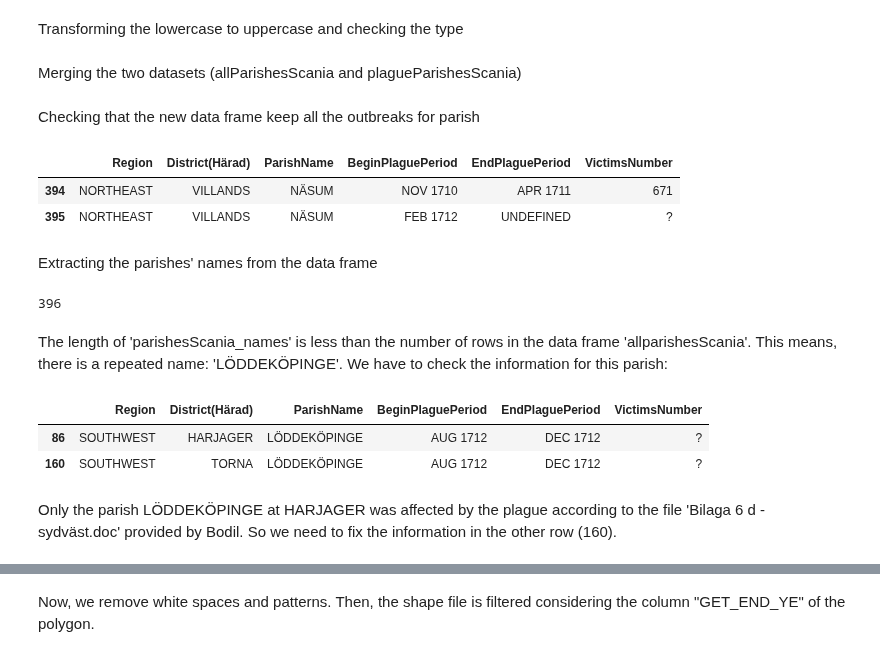
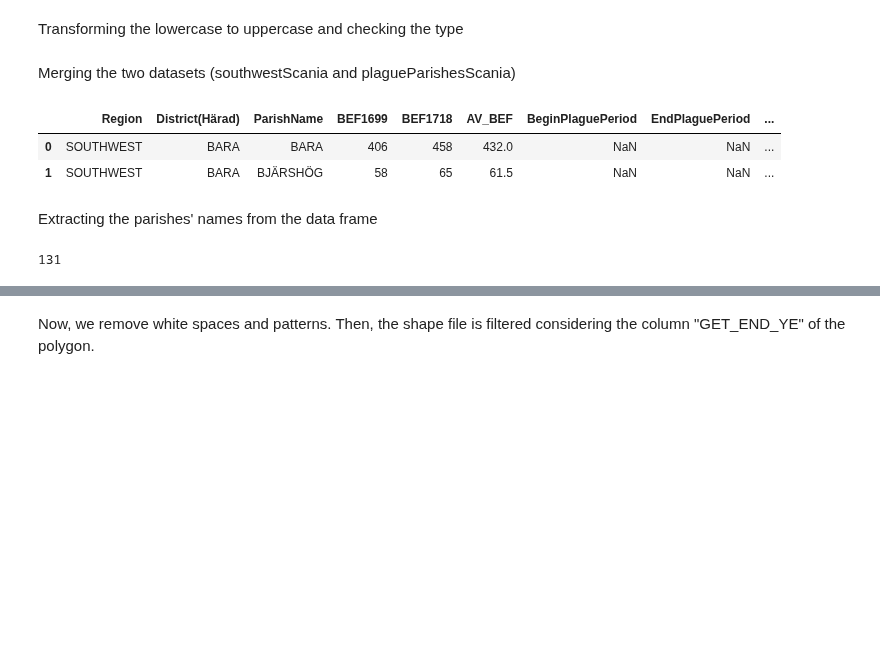
Before and after one commit to polislizarralde/PythonMathematicalModeling, a Jupyter notebook: docs/PlagueProject/southwestScaniadatabase.ipynb, the cells around one changed output, grey strips where cells are left out. Saved outputs shown, nothing was run; the diff lists cells and outputs as text; code cells hidden in the pictures; blank space fills up the shorter version.

```diff
--- a/docs/PlagueProject/southwestScaniadatabase.ipynb
+++ b/docs/PlagueProject/southwestScaniadatabase.ipynb
@@ -50,5 +46,5 @@ plagueParishesScania = plagueParishesScania.apply(
 southwestScania = southwestScania.apply(
     lambda x: x.astype(str).str.upper())
 # %% [markdown]
-Merging the two datasets (allParishesScania and plagueParishesScania)
+Merging the two datasets (southwestScania and plagueParishesScania)
 # %%
@@ -57,26 +53,14 @@ parishesScania = pd.merge(
-# %% [markdown]
-Checking that the new data frame keep all the outbreaks for parish
-# %%
-parishesScania.loc[parishesScania['ParishName'] == 'NÄSUM']
-# %% [output]
-|  | Region | District(Härad) | ParishName | BeginPlaguePeriod | EndPlaguePeriod | VictimsNumber |
-| 394 | NORTHEAST | VILLANDS | NÄSUM | NOV 1710 | APR 1711 | 671 |
-| 395 | NORTHEAST | VILLANDS | NÄSUM | FEB 1712 | UNDEFINED | ? |
+# %%
+southwestParishesPop.head(2)
+# %% [output]
+|  | Region | District(Härad) | ParishName | BEF1699 | BEF1718 | AV_BEF | BeginPlaguePeriod | EndPlaguePeriod | ... |
+| 0 | SOUTHWEST | BARA | BARA | 406 | 458 | 432.0 | NaN | NaN | ... |
+| 1 | SOUTHWEST | BARA | BJÄRSHÖG | 58 | 65 | 61.5 | NaN | NaN | ... |
 # %% [markdown]
 Extracting the parishes' names from the data frame
 # %%
-parishesScania_names = get_Names(
-    parishesScania, 'ParishName').unique().tolist()
-len(parishesScania_names)
+parishesSouthwestScania_names = get_Names(
+    southwestParishesPop, 'ParishName').unique().tolist()
+len(parishesSouthwestScania_names)
 # %% [output]
-396
+131
-# %% [markdown]
-The length of 'parishesScania_names' is less than the number of rows in the data frame 'allparishesScania'. This means, there is a repeated name: 'LÖDDEKÖPINGE'. We have to check the information for this parish:
-# %%
-parishesScania.loc[parishesScania['ParishName'] == 'LÖDDEKÖPINGE']
-# %% [output]
-|  | Region | District(Härad) | ParishName | BeginPlaguePeriod | EndPlaguePeriod | VictimsNumber |
-| 86 | SOUTHWEST | HARJAGER | LÖDDEKÖPINGE | AUG 1712 | DEC 1712 | ? |
-| 160 | SOUTHWEST | TORNA | LÖDDEKÖPINGE | AUG 1712 | DEC 1712 | ? |
-# %% [markdown]
-Only the parish LÖDDEKÖPINGE at HARJAGER was affected by the plague according to the file 'Bilaga 6 d - sydväst.doc' provided by Bodil. So we need to fix the information in the other row (160).
```
Also changed, not shown: parts of 19 cells of this notebook.
